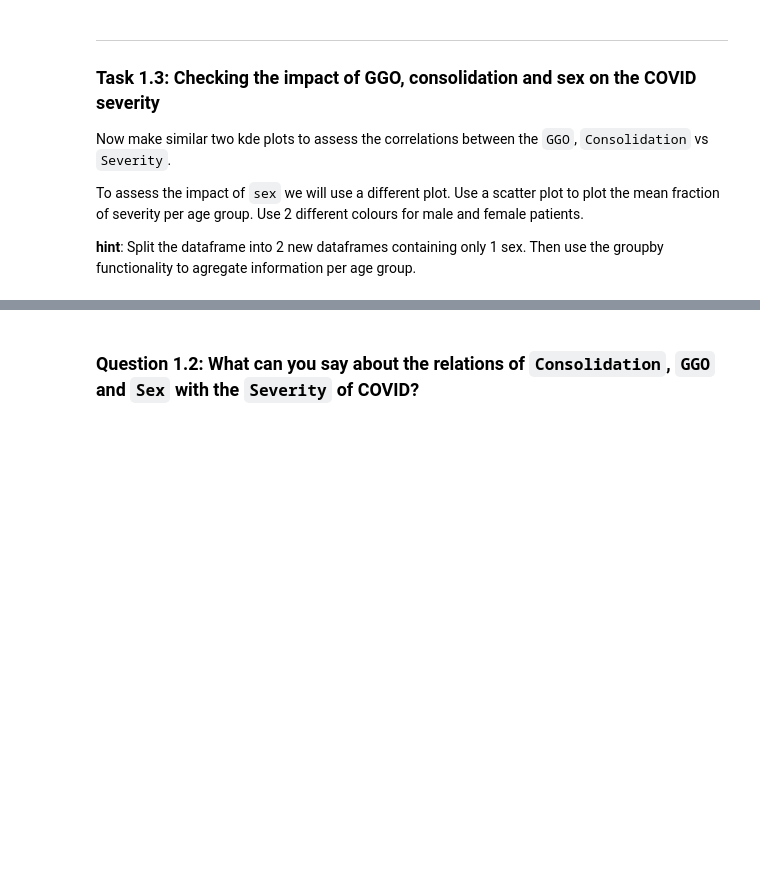
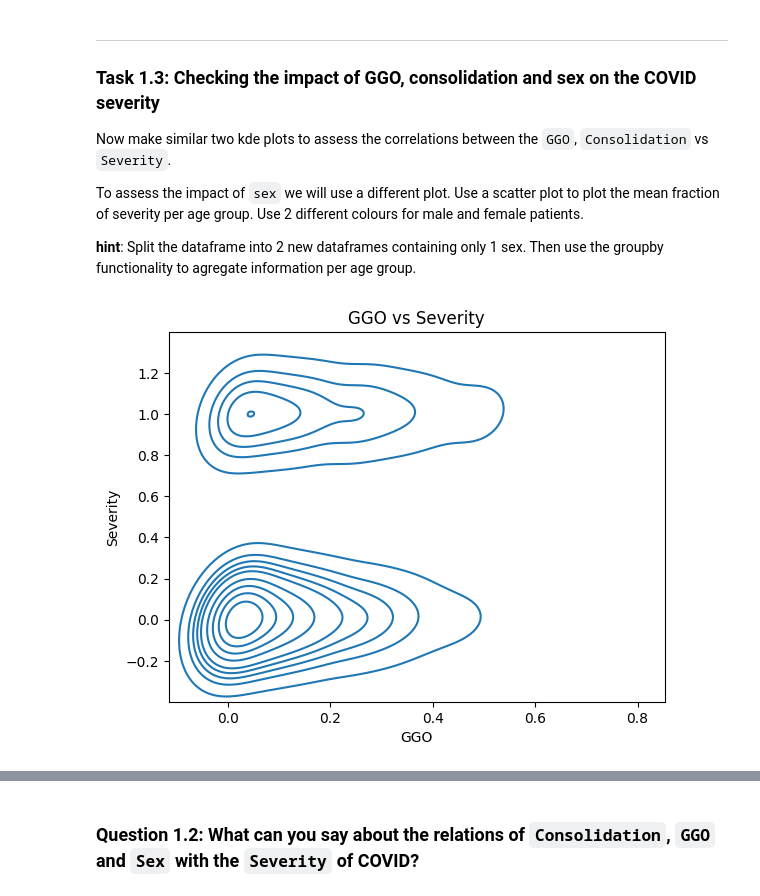
Before and after one commit to cesarz10/Health-Information, a Jupyter notebook: WPO-3/WPO_3_Student.ipynb, the cells around one changed output, grey strips where cells are left out. Cells and saved outputs as stored; diff of their text form; code cells hidden in the pictures; blank space fills up the shorter version.

```diff
--- a/WPO-3/WPO_3_Student.ipynb
+++ b/WPO-3/WPO_3_Student.ipynb
@@ -116,5 +112,10 @@ To assess the impact of `sex`  we will use a different plot. Use a scatter plot
 __hint__: Split the dataframe into 2 new dataframes containing only 1 sex. Then use the groupby functionality to agregate information per age group.
 # %%
 # GGO vs Severity plot
+sns.kdeplot(data=df, x='GGO', y='Severity')
+plt.title("GGO vs Severity")
+plt.show()
+# %% [output]
+[figure, added]
 # %%
 # Consolidation vs Severity plot
```
Also changed, not shown: parts of 5 cells of this notebook.
